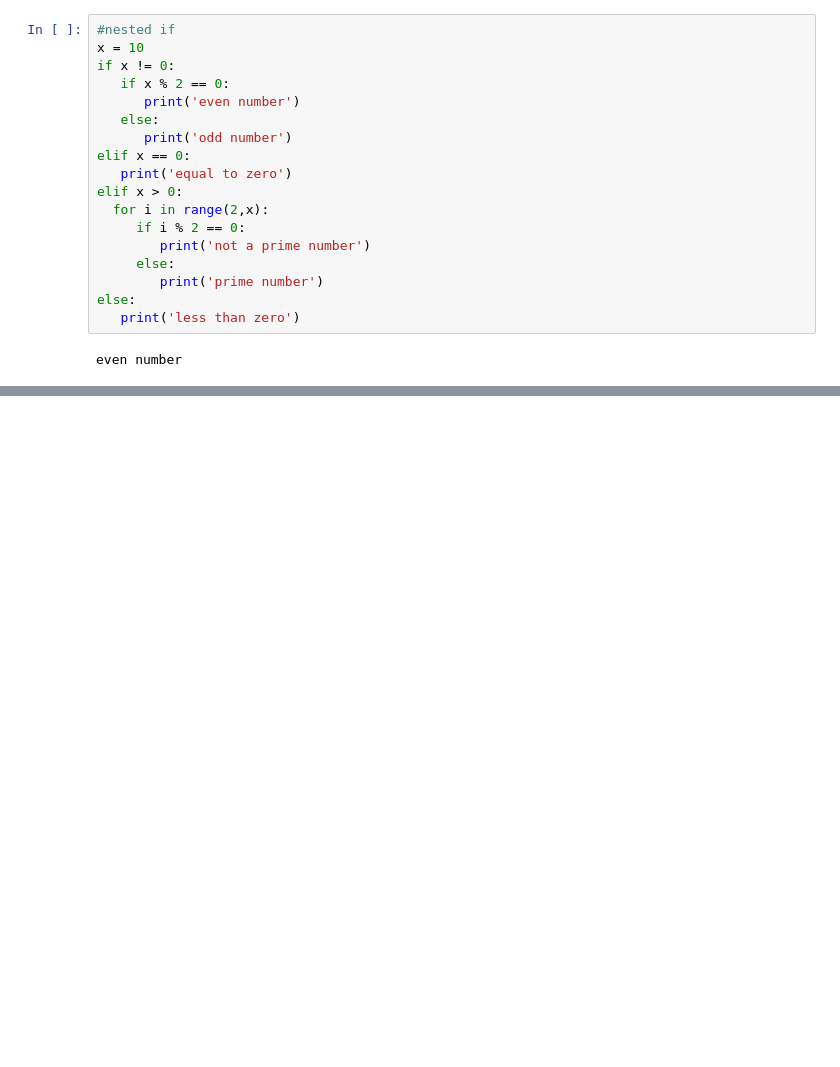
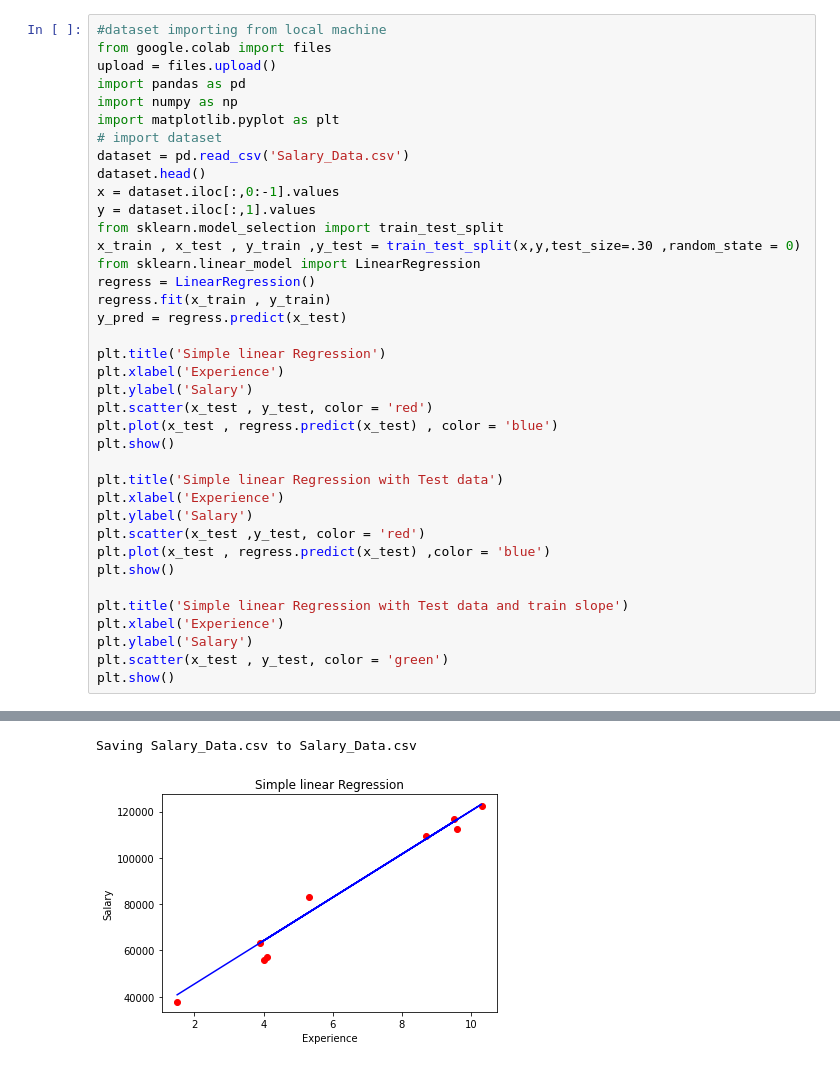
Before and after one commit to Rahman1215/python-lab, a Jupyter notebook: Untitled1.ipynb, the cells around one changed output, grey strips where cells are left out. Drawn from its saved outputs; the diff is of its cells as text; blank space fills up the shorter version.

```diff
--- a/Untitled1.ipynb
+++ b/Untitled1.ipynb
@@ -59,20 +3,39 @@ Good bye!
-# %%
-#nested if
-x = 10
-if x != 0:
-   if x % 2 == 0:
-      print('even number')
-   else:
-      print('odd number')
-elif x == 0:
-   print('equal to zero')
-elif x > 0:
-  for i in range(2,x):
-     if i % 2 == 0:
-        print('not a prime number')
-     else:
-        print('prime number')
-else:
-   print('less than zero')
-# %% [output]
-even number
+# %%
+#dataset importing from local machine
+from google.colab import files
+upload = files.upload()
+import pandas as pd
+import numpy as np
+import matplotlib.pyplot as plt
+# import dataset
+dataset = pd.read_csv('Salary_Data.csv')
+dataset.head()
+x = dataset.iloc[:,0:-1].values
+y = dataset.iloc[:,1].values
+from sklearn.model_selection import train_test_split
+x_train , x_test , y_train ,y_test = train_test_split(x,y,test_size=.30 ,random_state = 0)
+from sklearn.linear_model import LinearRegression
+regress = LinearRegression()
+regress.fit(x_train , y_train)
+y_pred = regress.predict(x_test)
+
+plt.title('Simple linear Regression')
+plt.xlabel('Experience')
+plt.ylabel('Salary')
+plt.scatter(x_test , y_test, color = 'red')
+plt.plot(x_test , regress.predict(x_test) , color = 'blue')
+plt.show()
+
+plt.title('Simple linear Regression with Test data')
+plt.xlabel('Experience')
+plt.ylabel('Salary')
+plt.scatter(x_test ,y_test, color = 'red')
+plt.plot(x_test , regress.predict(x_test) ,color = 'blue')
+plt.show()
+
+plt.title('Simple linear Regression with Test data and train slope')
+plt.xlabel('Experience')
+plt.ylabel('Salary')
+plt.scatter(x_test , y_test, color = 'green')
+plt.show()
+# %% [output]
@@ -78,0 +43,2 @@ even number
+Saving Salary_Data.csv to Salary_Data.csv
+[figure, added]
```
Also changed, not shown: parts of 5 cells of this notebook.
